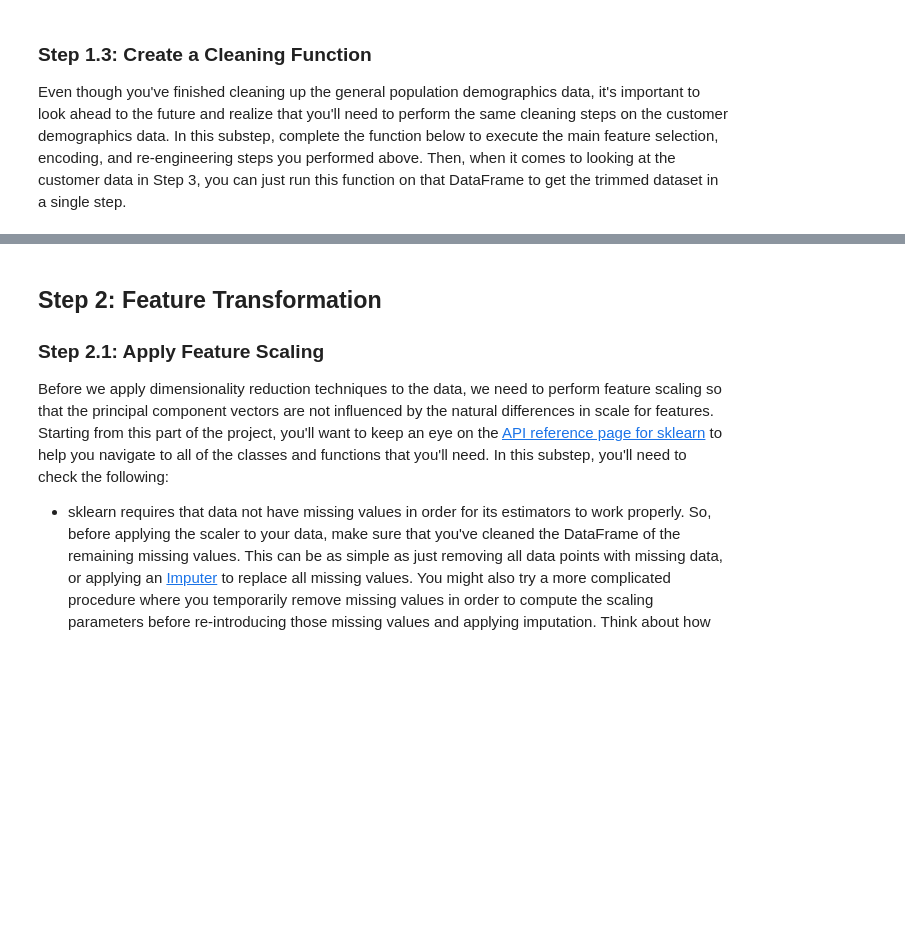
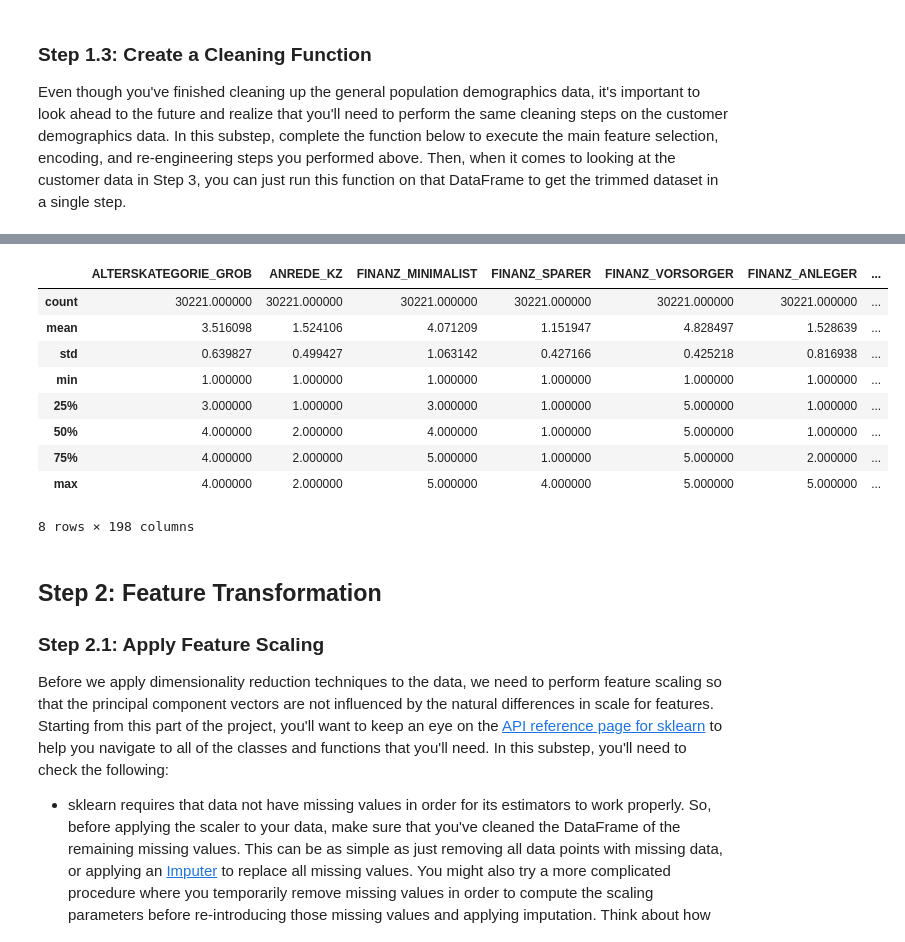
Before and after one commit to jihangshin/udacity, a Jupyter notebook: Identify Customer Segments/Identify_Customer_Segments.ipynb, the cells around one changed output, grey strips where cells are left out. Drawn from its saved outputs; the diff is of its cells as text; code cells hidden in the pictures; blank space fills up the shorter version.

```diff
--- a/Identify Customer Segments/Identify_Customer_Segments.ipynb
+++ b/Identify Customer Segments/Identify_Customer_Segments.ipynb
@@ -454,7 +339,7 @@ Name: attribute, dtype: object
 category_type_ls = []
 category_dtype_ls = []
 is_re_encode_required_ls = []
-for attribute in categorical_attribute:
+for attribute in categorical_df['attribute']:
 #     print(attribute, azdias_df_lte_30[attribute].dtype, azdias_df_lte_30[attribute].unique())
     unique_ls = azdias_df_lte_30_dropped[attribute].unique()
     unique_ls_len = len(unique_ls)
@@ -562,7 +604,9 @@ Make sure that for any new columns that you have engineered, that you've exclude
 
 Even though you've finished cleaning up the general population demographics data, it's important to look ahead to the future and realize that you'll need to perform the same cleaning steps on the customer demographics data. In this substep, complete the function below to execute the main feature selection, encoding, and re-engineering steps you performed above. Then, when it comes to looking at the customer data in Step 3, you can just run this function on that DataFrame to get the trimmed dataset in a single step.
 # %%
-def clean_data(df):
+import clean_data_helper as h
+
+def clean_data(df, feat_info_df):
     """
     Perform feature trimming, re-encoding, and engineering for demographics
     data
@@ -570,15 +614,35 @@ def clean_data(df):
     INPUT: Demographics DataFrame
     OUTPUT: Trimmed and cleaned demographics DataFrame
     """
-
     # Put in code here to execute all main cleaning steps:
     # convert missing value codes into NaNs, ...
-
+    df = h.convert_to_nan(df, feat_info_df)
 
     # remove selected columns and rows, ...
-
+    #drop the column with most missing values
+    df = df.drop('TITEL_KZ', 1)
+    #drop TITEL_KZ in feat_info_df as well
+    feat_info_df = feat_info_df[feat_info_df.attribute != 'TITEL_KZ']
+    #create missing_count for each rows
+    row_nans = df.isna().sum(axis=1)
+    df['missing_count'] = row_nans
+    df_lte_30 = df[df.missing_count <= 30]
+    # drop na for OneHotEncoder later
+    df_lte_30_nadropped_df = df_lte_30.dropna() # drop NaN rows
 
     # select, re-encode, and engineer column values.
-
+    # mark re-encode necessary features in feat_info_df
+    categorical_df, feat_info_df = h.mark_multi_nonnum(df_lte_30_nadropped_df, feat_info_df)
+    df_lte_30_nadropped_encoded_df = h.re_encode_multi_nonnum_marked(df_lte_30_nadropped_df, categorical_df)
+    df_lte_30_nadropped_encoded_df = h.engineer_mixed(df_lte_30_nadropped_encoded_df, feat_info_df)
 
     # Return the cleaned dataframe.
+    return df_lte_30_nadropped_encoded_df
+# %%
+# Load in the general demographics data.
+test_azdias_df = pd.read_csv('Udacity_AZDIAS_Subset.csv', delimiter=';')
+
+# Load in the feature summary file.
+test_feat_info_df = pd.read_csv('AZDIAS_Feature_Summary.csv', delimiter=';')
+
+test_azdias_df = clean_data(test_azdias_df, test_feat_info_df)
@@ -585,3 +700,16 @@ def clean_data(df):
+# %%
+test_azdias_df.describe()
+# %% [output]
+|  | ALTERSKATEGORIE_GROB | ANREDE_KZ | FINANZ_MINIMALIST | FINANZ_SPARER | FINANZ_VORSORGER | FINANZ_ANLEGER | ... |
+| count | 30221.000000 | 30221.000000 | 30221.000000 | 30221.000000 | 30221.000000 | 30221.000000 | ... |
+| mean | 3.516098 | 1.524106 | 4.071209 | 1.151947 | 4.828497 | 1.528639 | ... |
+| std | 0.639827 | 0.499427 | 1.063142 | 0.427166 | 0.425218 | 0.816938 | ... |
+| min | 1.000000 | 1.000000 | 1.000000 | 1.000000 | 1.000000 | 1.000000 | ... |
+| 25% | 3.000000 | 1.000000 | 3.000000 | 1.000000 | 5.000000 | 1.000000 | ... |
+| 50% | 4.000000 | 2.000000 | 4.000000 | 1.000000 | 5.000000 | 1.000000 | ... |
+| 75% | 4.000000 | 2.000000 | 5.000000 | 1.000000 | 5.000000 | 2.000000 | ... |
+| max | 4.000000 | 2.000000 | 5.000000 | 4.000000 | 5.000000 | 5.000000 | ... |
+8 rows × 198 columns
 # %% [markdown]
 ## Step 2: Feature Transformation
 
```
Also changed, not shown: parts of 40 cells of this notebook, 2 other files.
